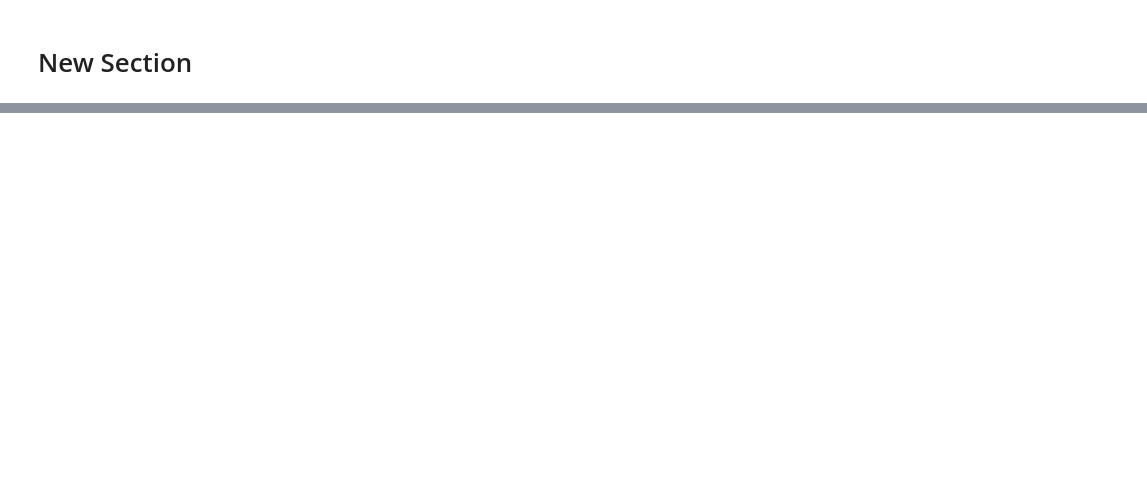
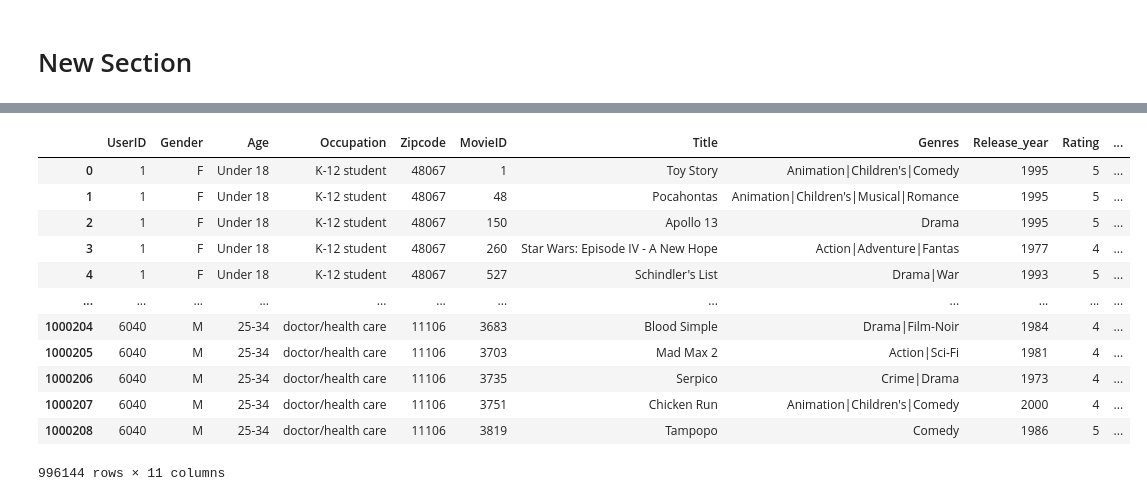
Before and after one commit to 28101991SUNNY/BusinessCase_Data_Exploration-, a Jupyter notebook: Recommender System for OTT/OTT_Rec_system_Case_Study.ipynb, the cells around one changed output, grey strips where cells are left out. Drawn from its saved outputs; the diff is of its cells as text; code cells hidden in the pictures; blank space fills up the shorter version.

```diff
--- a/Recommender System for OTT/OTT_Rec_system_Case_Study.ipynb
+++ b/Recommender System for OTT/OTT_Rec_system_Case_Study.ipynb
@@ -455,0 +260,7 @@ dtype: int64
+# %%
+movies["Release_year"] = movies["Title"].str.extract('^(.+)\s\(([0-9]*)\)$',expand = True)[1]
+movies["Title"] = movies["Title"].str.split("(").apply(lambda x:x[0])
+# %%
+from datetime import datetime
+ratings["Watch_Hour"] =ratings["Timestamp"].apply(lambda x:datetime.fromtimestamp(int(x)).hour)
+ratings.drop(["Timestamp"],axis = 1,inplace=True)
@@ -455,0 +271,2 @@ dtype: int64
+# %%
+df = users.merge(movies.merge(ratings,on="MovieID",how="outer"),on="UserID",how="outer")
@@ -455,0 +291,16 @@ dtype: int64
+# %%
+data
+# %% [output]
+|  | UserID | Gender | Age | Occupation | Zipcode | MovieID | Title | Genres | Release_year | Rating | ... |
+| 0 | 1 | F | Under 18 | K-12 student | 48067 | 1 | Toy Story | Animation|Children's|Comedy | 1995 | 5 | ... |
+| 1 | 1 | F | Under 18 | K-12 student | 48067 | 48 | Pocahontas | Animation|Children's|Musical|Romance | 1995 | 5 | ... |
+| 2 | 1 | F | Under 18 | K-12 student | 48067 | 150 | Apollo 13 | Drama | 1995 | 5 | ... |
+| 3 | 1 | F | Under 18 | K-12 student | 48067 | 260 | Star Wars: Episode IV - A New Hope | Action|Adventure|Fantas | 1977 | 4 | ... |
+| 4 | 1 | F | Under 18 | K-12 student | 48067 | 527 | Schindler's List | Drama|War | 1993 | 5 | ... |
+| ... | ... | ... | ... | ... | ... | ... | ... | ... | ... | ... | ... |
+| 1000204 | 6040 | M | 25-34 | doctor/health care | 11106 | 3683 | Blood Simple | Drama|Film-Noir | 1984 | 4 | ... |
+| 1000205 | 6040 | M | 25-34 | doctor/health care | 11106 | 3703 | Mad Max 2 | Action|Sci-Fi | 1981 | 4 | ... |
+| 1000206 | 6040 | M | 25-34 | doctor/health care | 11106 | 3735 | Serpico | Crime|Drama | 1973 | 4 | ... |
+| 1000207 | 6040 | M | 25-34 | doctor/health care | 11106 | 3751 | Chicken Run | Animation|Children's|Comedy | 2000 | 4 | ... |
+| 1000208 | 6040 | M | 25-34 | doctor/health care | 11106 | 3819 | Tampopo | Comedy | 1986 | 5 | ... |
+996144 rows × 11 columns
```
Also changed, not shown: parts of 94 cells of this notebook.
